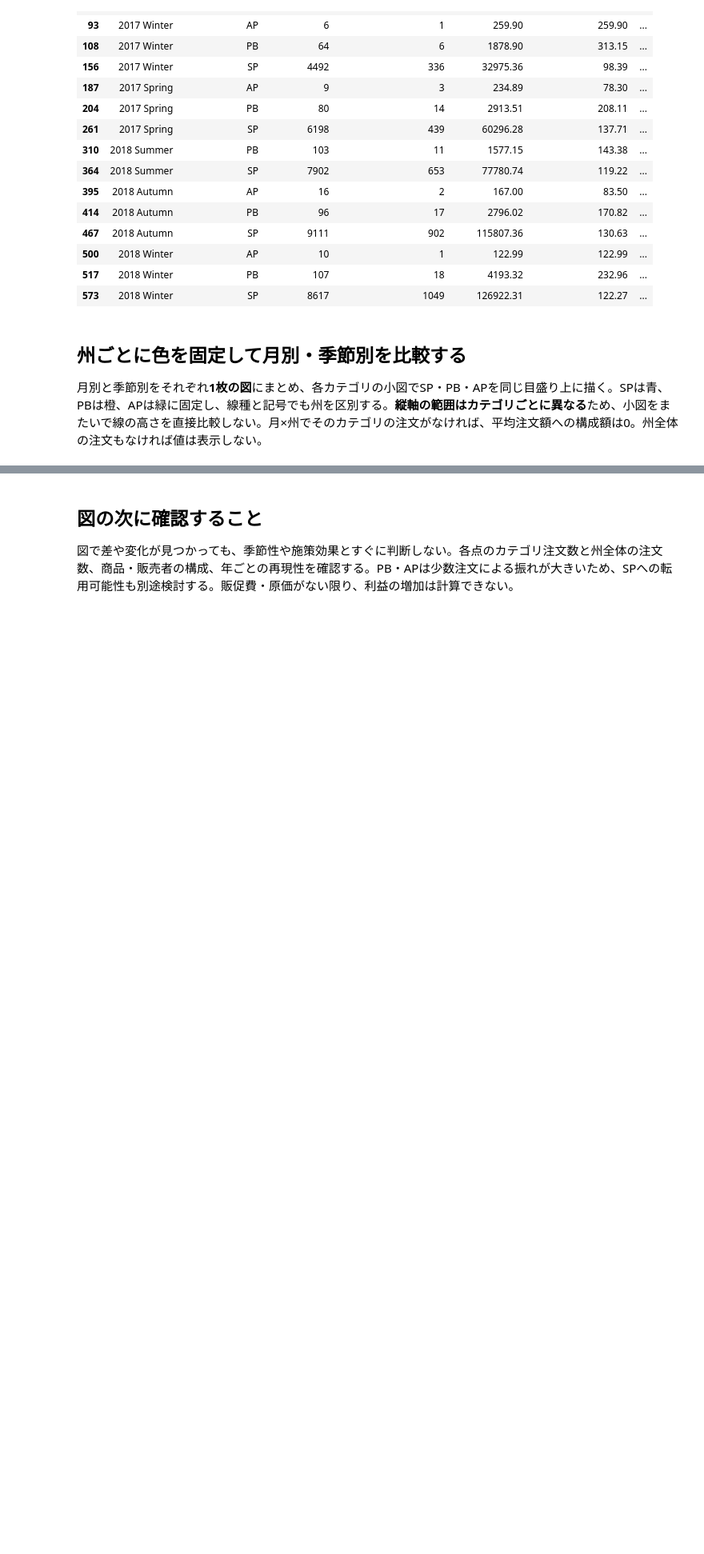
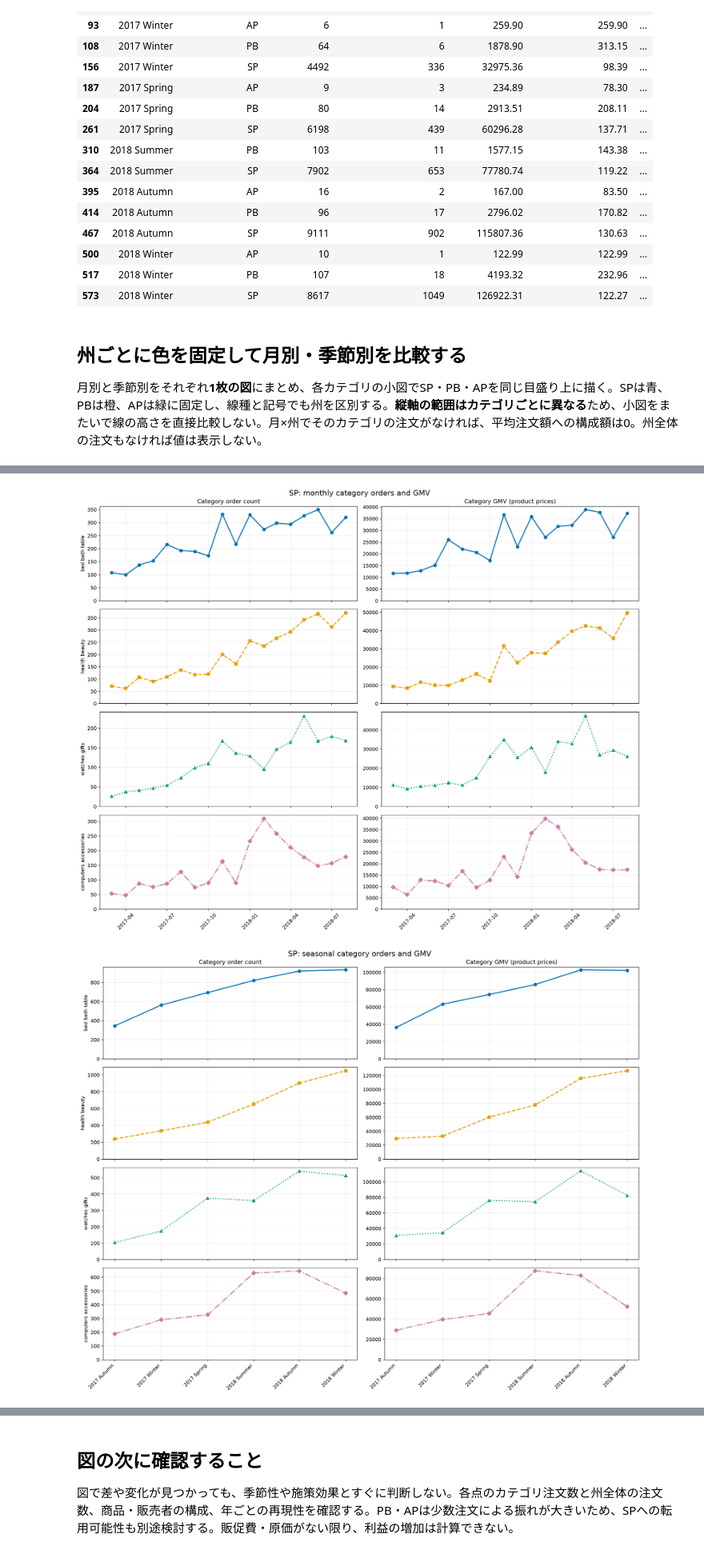
Before and after one commit to RyoShimoda/AWS_Python_data_analysis, a Jupyter notebook: notebooks/monthly_seasonal_category_by_state.ipynb, the cells around one changed output, grey strips where cells are left out. Shown at 80% size. Saved outputs shown, nothing was run; the diff lists cells and outputs as text; code cells hidden in the pictures; blank space fills up the shorter version.

```diff
--- a/notebooks/monthly_seasonal_category_by_state.ipynb
+++ b/notebooks/monthly_seasonal_category_by_state.ipynb
@@ -224,0 +338,16 @@ plot_sp_category_trends(
+# %%
+# 既に作った月別・季節別の表を使い、絶対数を別の縦軸で描く。
+# 月別は2017年3月～2018年8月、季節別は同期間の3か月合計。
+sp_monthly_absolute_figure = plot_sp_category_orders_and_gmv(
+    monthly_plot, "period_start", focus_categories,
+    "SP: monthly category orders and GMV",
+    IMAGE_DIR / "SP_Category_Order_Count_and_GMV_Monthly.png",
+)
+sp_seasonal_absolute_figure = plot_sp_category_orders_and_gmv(
+    seasonal_plot, "season_start", focus_categories,
+    "SP: seasonal category orders and GMV",
+    IMAGE_DIR / "SP_Category_Order_Count_and_GMV_Seasonal.png",
+)
+# %% [output]
+[figure, added]
+[figure, added]
```
Also changed, not shown: parts of 13 cells of this notebook, 9 other files.
